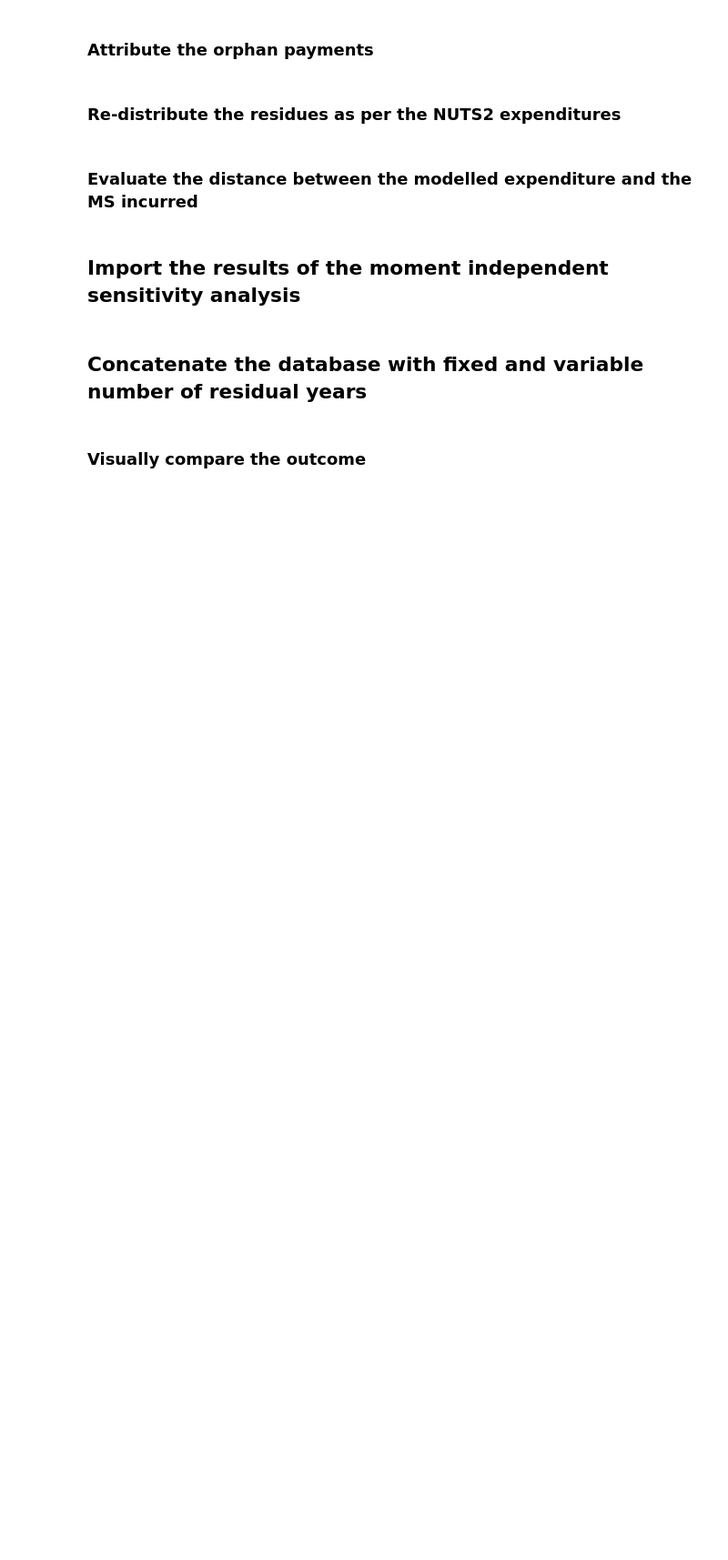
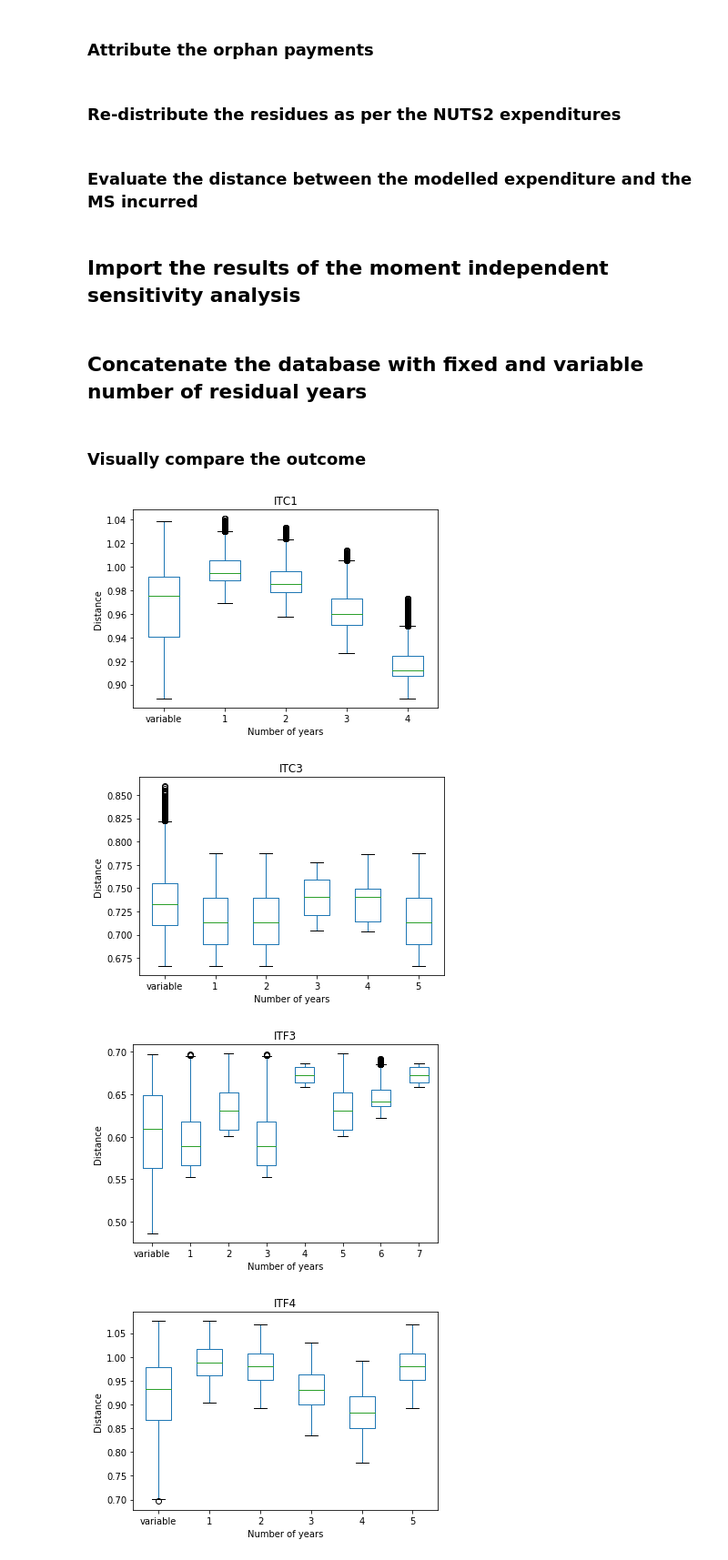
Before and after one commit to Confareneoclassico/Cohesion_policy, a Jupyter notebook: Fixed_residual_years.ipynb, the cells around one changed output. Shown at 91% size. Cells and saved outputs as stored; diff of their text form; code cells hidden in the pictures; blank space fills up the shorter version.

```diff
--- a/Fixed_residual_years.ipynb
+++ b/Fixed_residual_years.ipynb
@@ -251,7 +251,9 @@ after_comparison=pd.concat(Distance_list,axis=1)[delta.sort_values(by='years_res
 after_comparison = after_comparison.T.set_index(years_reduced.loc[pd.IndexSlice[:,:,delta.sort_values(by='years_residual_expenditures',
                                                 ascending=False).iloc[:10].sort_index().index],0].values, append=True).T
 # %%
-set_comparison = Distance_df[delta.sort_values(by='years_residual_expenditures',ascending=False).iloc[:10].sort_index().index]
+variable = pd.read_csv('Figure1.csv')
+
+set_comparison = variable[delta.sort_values(by='years_residual_expenditures',ascending=False).iloc[:10].sort_index().index]
 
 set_comparison.columns = pd.MultiIndex.from_product([set_comparison.columns, [0]])
 # %%
@@ -262,11 +264,16 @@ final_comparison= final_comparison.reindex(sorted(final_comparison.columns), axi
 # %%
 for c in final_comparison.columns.get_level_values(0).unique():
     ls = ['variable']
     final_comparison[c].boxplot(grid=False)
-    ls.extend([y+1 for y in range(1,len(final_comparison[c].columns))])
+    ls.extend([y for y in range(1,len(final_comparison[c].columns))])
     plt.xticks(np.arange(1,len(final_comparison[c].columns)+1),
               tuple(ls))
     plt.ylabel('Distance')
     plt.xlabel('Number of years')
     plt.title(c)
     plt.show()
+# %% [output]
+[figure, added]
+[figure, added]
+[figure, added]
+[figure, added]
```
Also changed, not shown: parts of 2 cells of this notebook.
